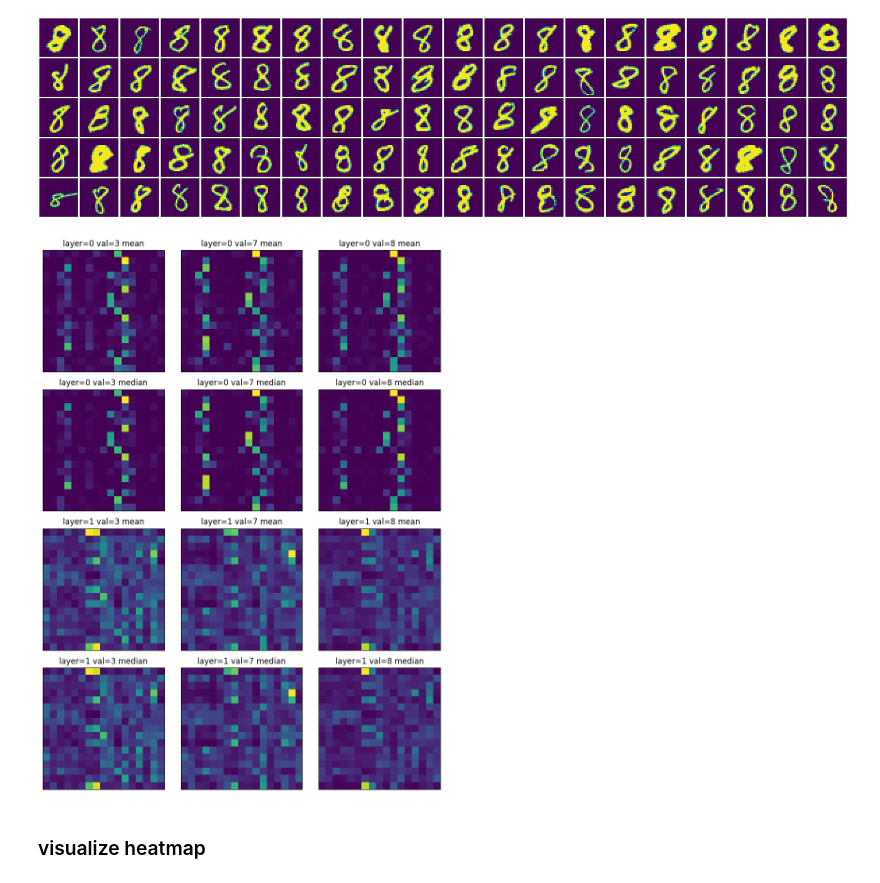
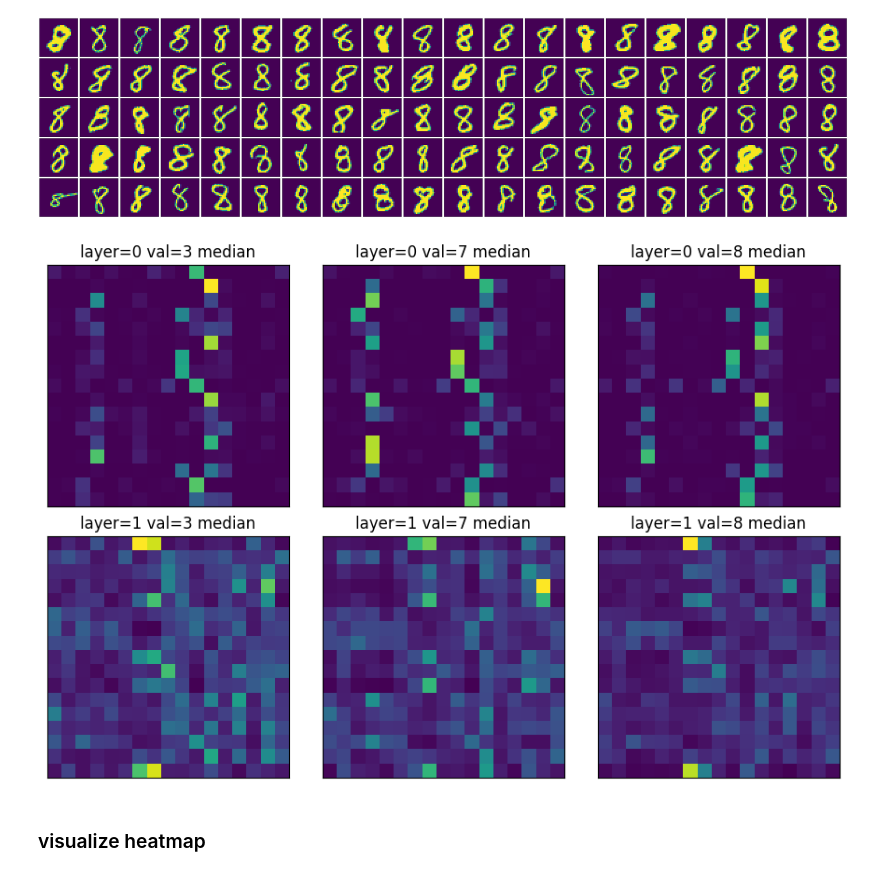
Before and after one commit to peluche/ViT, a Jupyter notebook: vit.ipynb, the cells around one changed output. Saved outputs shown, nothing was run; the diff lists cells and outputs as text; code cells hidden in the pictures.

```diff
--- a/vit.ipynb
+++ b/vit.ipynb
@@ -483,25 +483,25 @@ attentions_heights = get_attention(model, heights)
 # %%
 @torch.no_grad()
 def compare_attention(attentions):
     visuals = []
     for layer, attention in attentions.items():
         mean_attention = attention.mean(dim=0)
         median_attention = attention.median(dim=0).values
-        visuals.append(mean_attention)
+        # visuals.append(mean_attention)
         visuals.append(median_attention)
     return visuals
 
 vis1 = compare_attention(attentions_threes)
 vis2 = compare_attention(attentions_sevens)
 vis3 = compare_attention(attentions_heights)
 plot(*zip(vis1, vis2, vis3), n_col=3, labels=[
-    'layer=0 val=3 mean', 'layer=0 val=7 mean', 'layer=0 val=8 mean',
+    # 'layer=0 val=3 mean', 'layer=0 val=7 mean', 'layer=0 val=8 mean',
     'layer=0 val=3 median', 'layer=0 val=7 median', 'layer=0 val=8 median',
-    'layer=1 val=3 mean', 'layer=1 val=7 mean', 'layer=1 val=8 mean',
+    # 'layer=1 val=3 mean', 'layer=1 val=7 mean', 'layer=1 val=8 mean',
     'layer=1 val=3 median', 'layer=1 val=7 median', 'layer=1 val=8 median',
     ])
 # %% [output]
-[figure, old version]
+[figure, new version]
 # %% [markdown]
 ### visualize heatmap
 # %%
```
Also changed, not shown: parts of 2 cells of this notebook, 1 other file.
